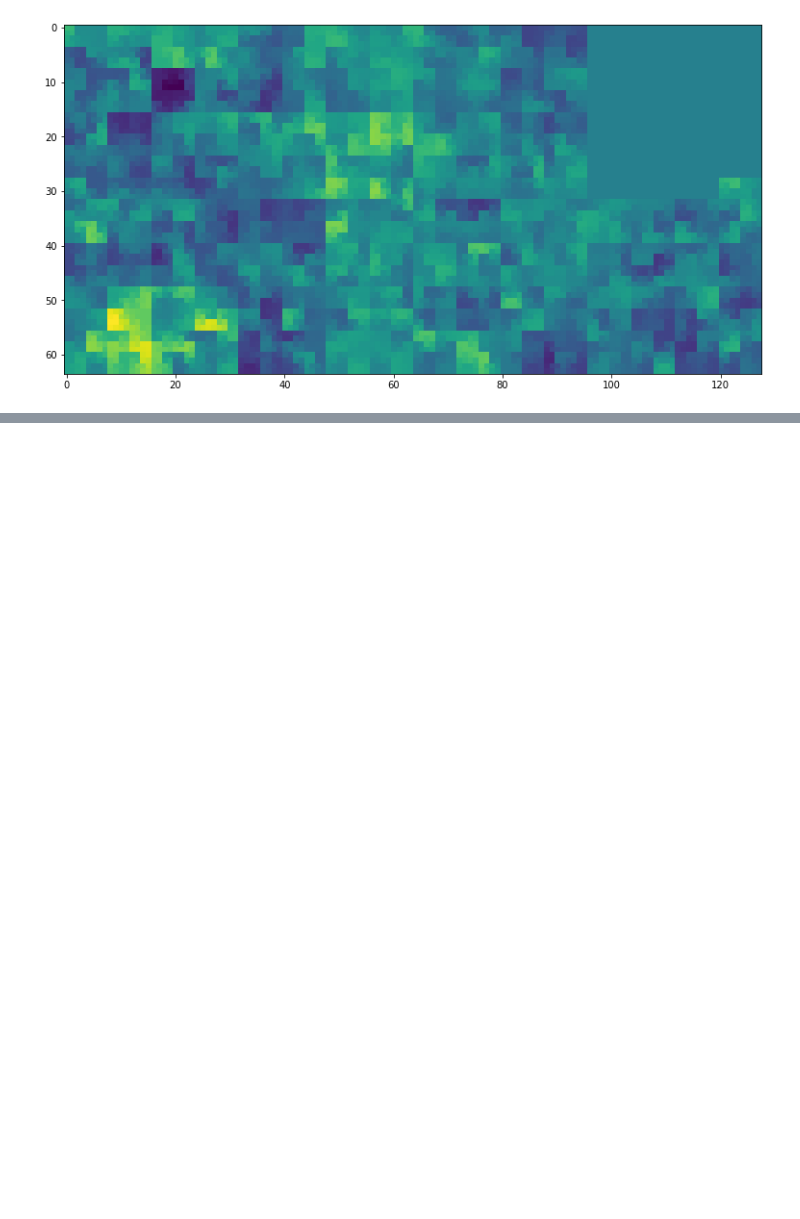
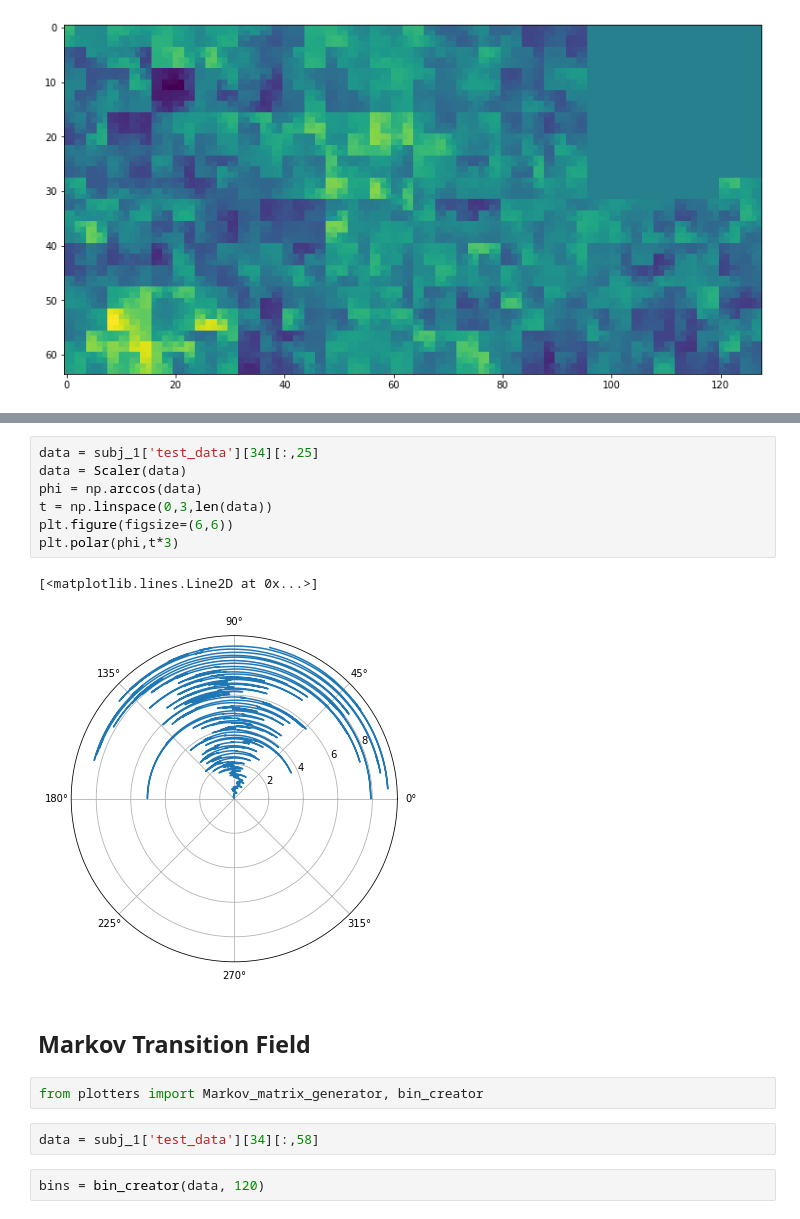
Before and after one commit to alifele/Brain_Computer_Interface, a Jupyter notebook: Tools_Review.ipynb, the cells around one changed output, grey strips where cells are left out. Saved outputs shown, nothing was run; the diff lists cells and outputs as text; blank space fills up the shorter version.

```diff
--- a/Tools_Review.ipynb
+++ b/Tools_Review.ipynb
@@ -71,0 +82,18 @@ plt.imshow(mat)
+# %%
+data = subj_1['test_data'][34][:,25]
+data = Scaler(data)
+phi = np.arccos(data)
+t = np.linspace(0,3,len(data))
+plt.figure(figsize=(6,6))
+plt.polar(phi,t*3)
+# %% [output]
+[<matplotlib.lines.Line2D at 0x...>]
+[figure, added]
+# %% [markdown]
+## Markov Transition Field
+# %%
+from plotters import Markov_matrix_generator, bin_creator
+# %%
+data = subj_1['test_data'][34][:,58]
+# %%
+bins = bin_creator(data, 120)
```
Also changed, not shown: parts of 9 cells of this notebook, 1 other file.
